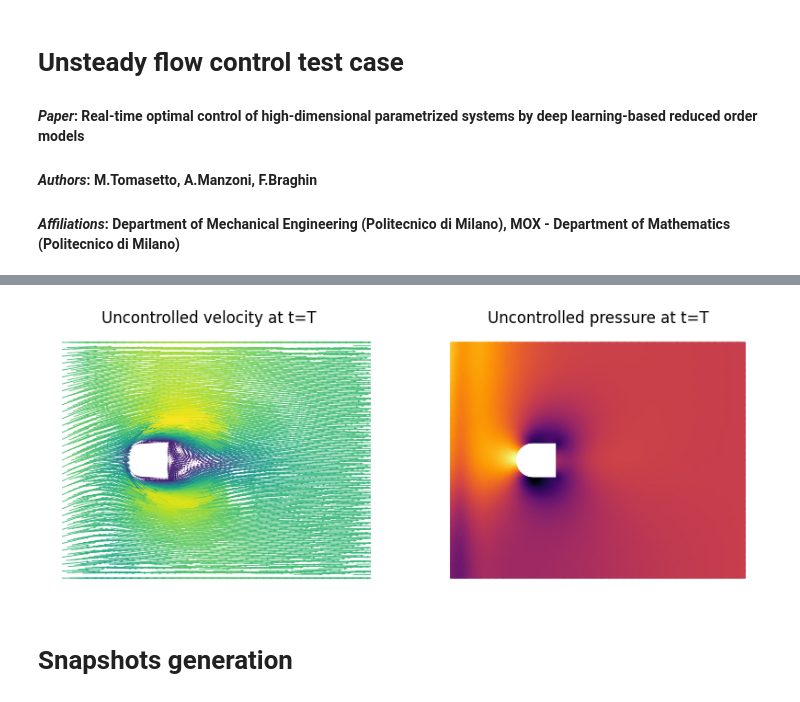
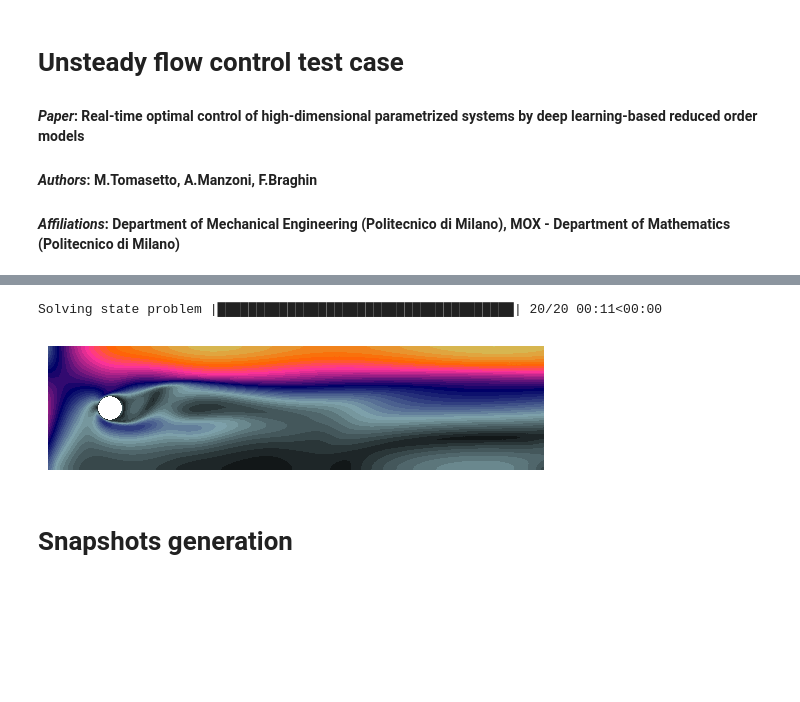
Before and after one commit to MatteoTomasetto/OCP-DL-ROM, a Jupyter notebook: UnsteadyFlowControl.ipynb, the cells around one changed output, grey strips where cells are left out. Cells and saved outputs as stored; diff of their text form; code cells hidden in the pictures; blank space fills up the shorter version.

```diff
--- a/UnsteadyFlowControl.ipynb
+++ b/UnsteadyFlowControl.ipynb
@@ -74,9 +90,9 @@ ds = Measure("ds", domain = mesh, subdomain_data = boundaries_state) # Boundary
 # %%
 # DEFINE THE STATE SPACE
 
-Vh = VectorFunctionSpace(mesh, "CG", 2) # Velocity space
+Vh = FunctionSpace(mesh, VectorElement(NodalEnrichedElement(FiniteElement("CG", mesh.ufl_cell(), 1), FiniteElement("Bubble", mesh.ufl_cell(), 3)))) # Velocity space
 Ph = FunctionSpace(mesh, "CG", 1) # Pressure space
 
-nv = Vh.dim() # Velocity space dimension
+nvelocity = Vh.dim() # Velocity space dimension
 npressure = Ph.dim() # Pressure space dimension
 # %%
@@ -224,32 +233,50 @@ def compute_state(param, ut, v0, p0, dt, T):
 
     return [vt, pt, J]
-# %%
-# SOLVE THE STATE PROBLEM SOLVER
-
-dt = Constant(0.1)
-T = 0.5
-v0 = Function(Vh)
-p0 = Function(Ph)
-ut = OrderedDict() # Time-dependent control
-t = float(dt)
-while t <= T:
-    ut[t] = Function(Vh) # Set the control for each time-step
-    t += float(dt)
-
-[vt, pt, J] = compute_state([0.4], ut, v0, p0, dt, T)
-
-plt.figure(figsize = (10,8))
-
-plt.subplot(1, 2, 1)
-plt.title("Uncontrolled velocity at t=T");
-fe.plot(vt[-1], Vh, scale = 100)
-
-plt.subplot(1, 2, 2)
-plt.title("Uncontrolled pressure at t=T");
-fe.plot(pt[-1], Ph, cmap = "inferno")
-plt.show()
-# %% [output]
-[figure, removed]
+# %%
+# SOLVE THE STATE PROBLEM SOLVER
+
+dt = Constant(0.1)
+T = 2.0
+ntimesteps = round(T / dt)
+
+ut = [] # Time-dependent control
+for i in range(ntimesteps):
+    ut.append(Function(Vh)) # Set the control for each time-step
+
+[vt, pt, J] = compute_state([1.0], ut, dt, ntimesteps)
+
+set_working_tape(Tape());
+# %% [output]
+Solving state problem |██████████████████████████████████████| 20/20 00:11<00:00
+# %%
+# VELOCITY TRAJECTORY
+
+import imageio
+
+def trajectory_velocity(vt, save = False, name = None):
+
+    arrays = []
+
+    for i in range(vt.shape[0]):
+        plt.figure()
+        v_plot = Function(Vh)
+        v_plot.vector()[:] = vt[i]
+        v_norm = project(sqrt(inner(v_plot, v_plot)), Vh.sub(1).collapse())
+        plot(v_norm, cmap = cmap)
+        plt.axis('off')
+        fig = plt.gcf()
+        display(fig)
+        if save:
+            arrays.append(np.array(fig.canvas.renderer.buffer_rgba()))
+        plt.close()
+        clc(wait=True)
+
+    if save:
+        imageio.mimsave(name.replace(".gif", "") + ".gif", arrays)
+
+trajectory_velocity(vt)
+# %% [output]
+[figure, added]
 # %% [markdown]
 # Snapshots generation
 # %% [markdown]
```
Also changed, not shown: parts of 60 cells of this notebook, 10 other files.
